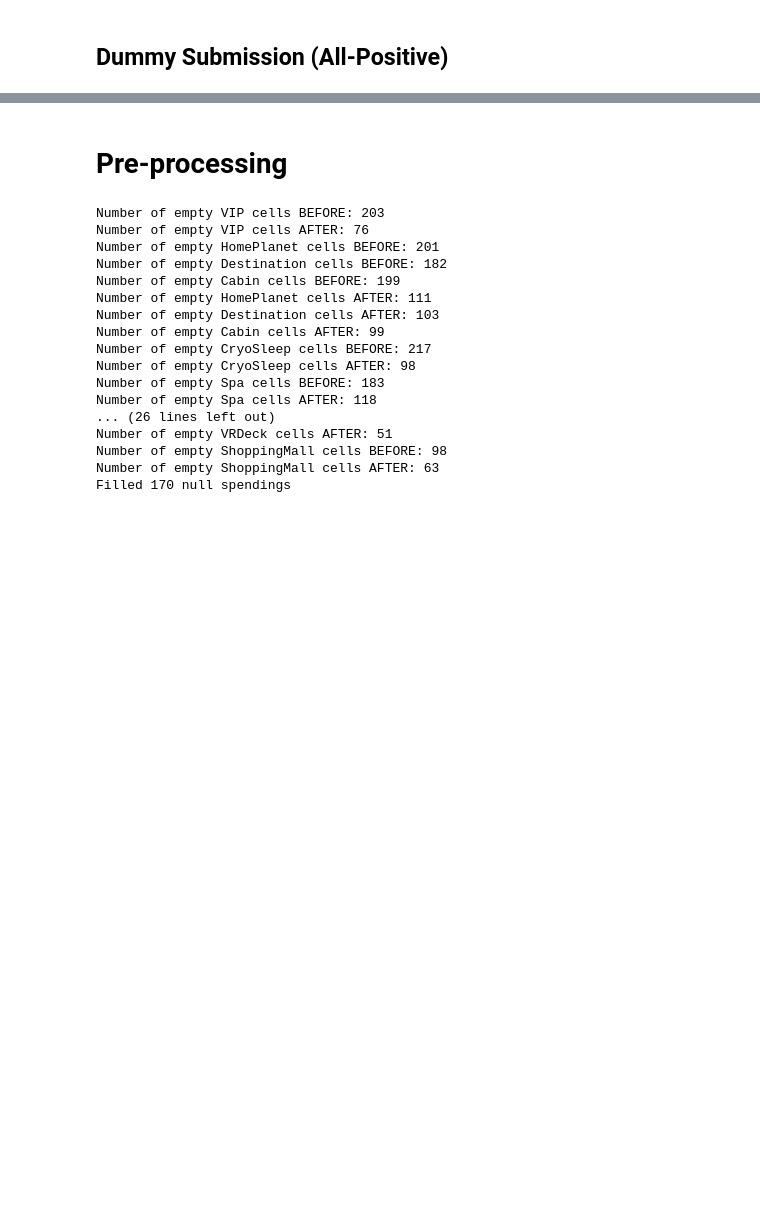
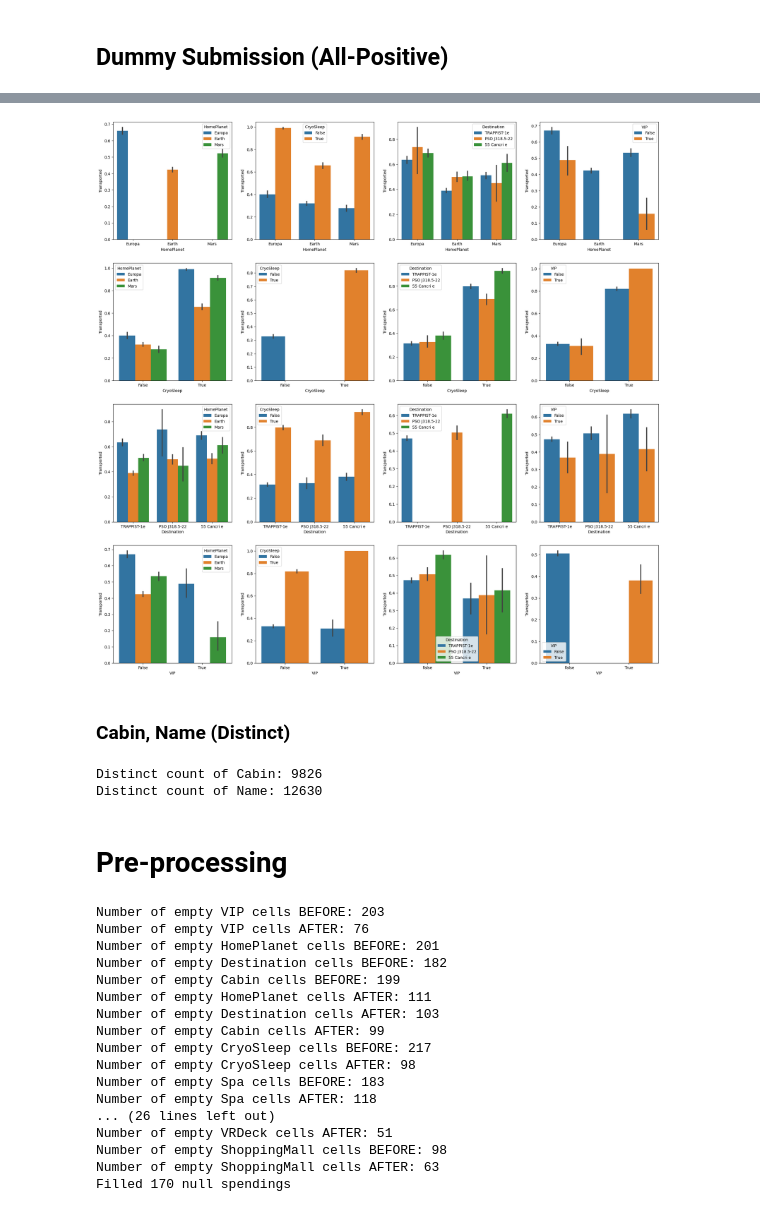
Before and after one commit to usu-wallace/CS4320_Group_Project_01, a Jupyter notebook: working/CS4320_GroupProject.ipynb, the cells around one changed output, grey strips where cells are left out. Drawn from its saved outputs; the diff is of its cells as text; code cells hidden in the pictures; blank space fills up the shorter version.

```diff
--- a/working/CS4320_GroupProject.ipynb
+++ b/working/CS4320_GroupProject.ipynb
@@ -25,3 +122,22 @@ def dummy_submit():
+# %%
+fig, axes = plt.subplots(4, 4, figsize=(25,25))
+
+for i in range(4):
+    for j in range(4):
+        sns.barplot(x=to_bar[i], y="Transported", hue=to_bar[j], data=train_df, ax=axes[i, j])
+        # axes[i,j].legend().set_visible(False)
+plt.show()
+# %% [output]
+[figure, added]
+# %% [markdown]
+### Cabin, Name (Distinct)
+# %%
+for var in ['Cabin', 'Name']:
+    distinct_count = len(viewFull[var].unique())
+    print(f"Distinct count of {var}: {distinct_count}")
+# %% [output]
+Distinct count of Cabin: 9826
+Distinct count of Name: 12630
 # %% [markdown]
 # Pre-processing
 # %%
```
Also changed, not shown: parts of 20 cells of this notebook.
